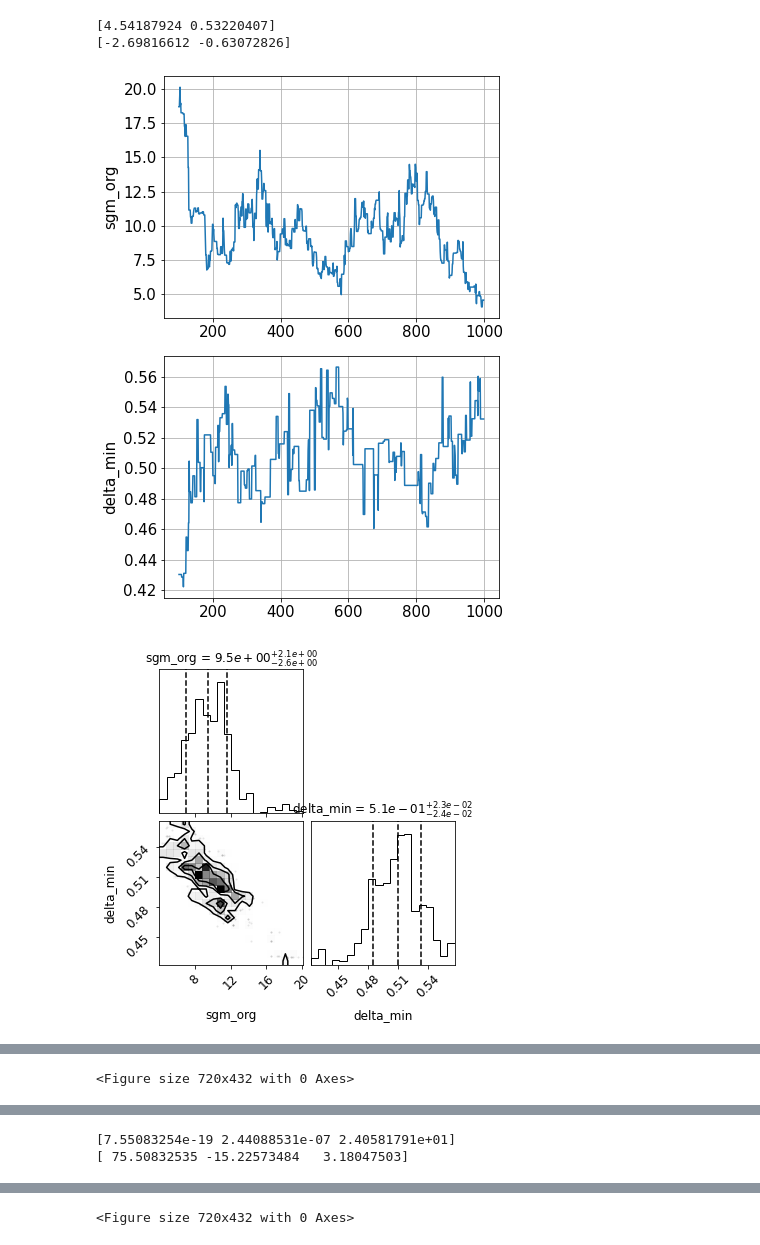
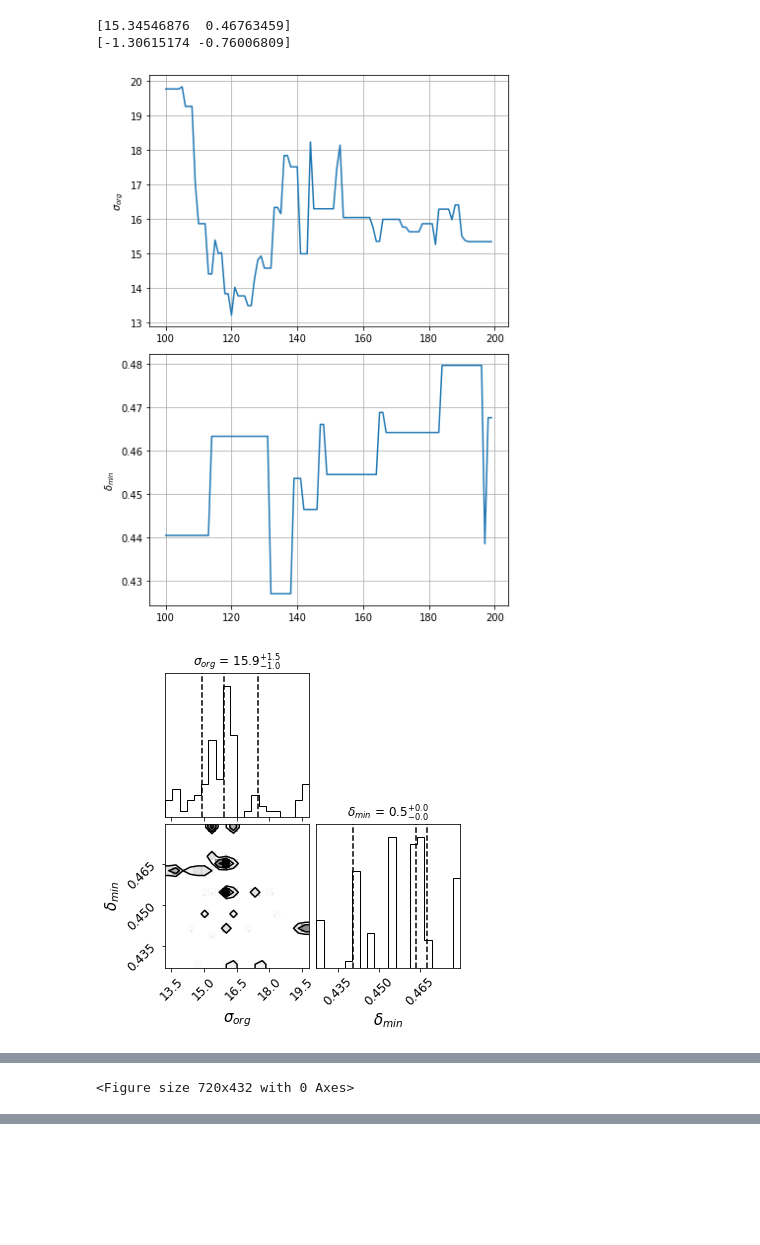
Before and after one commit to claresinger/PySDM-examples, a Jupyter notebook: PySDM_examples/Singer_Ward/mcmc_specific.ipynb, the cells around one changed output, grey strips where cells are left out. Drawn from its saved outputs; the diff is of its cells as text; code cells hidden in the pictures; blank space fills up the shorter version.

```diff
--- a/PySDM_examples/Singer_Ward/mcmc_specific.ipynb
+++ b/PySDM_examples/Singer_Ward/mcmc_specific.ipynb
@@ -1,15 +1,18 @@
 # %%
 from importlib import reload
 import mcmc_generic
 reload(mcmc_generic)
 from mcmc_generic import mcmc_generic
 
-N = 1000
-mcmc_generic(filename="bcary_dark.csv", model="CompressedFilmOvadnevaite", n_steps=N, plot=True)
-mcmc_generic(filename="bcary_dark.csv", model="SzyszkowskiLangmuir", n_steps=N, plot=True)
-mcmc_generic(filename="bcary_dark.csv", model="CompressedFilmRuehl", n_steps=N, plot=True)
+import os
+os.environ["NUMBA_DISABLE_JIT"] = "1"
+
+N = 100
+mcmc_generic(filename="bcary_dark.csv", model="CompressedFilmOvadnevaite", n_steps=N*2, plot=True)
+# mcmc_generic(filename="bcary_dark.csv", model="SzyszkowskiLangmuir", n_steps=N*3, plot=True)
+# mcmc_generic(filename="bcary_dark.csv", model="CompressedFilmRuehl", n_steps=N*4, plot=True)
 # %% [output]
-[4.54187924 0.53220407]
-[-2.69816612 -0.63072826]
+[15.34546876  0.46763459]
+[-1.30615174 -0.76006809]
-[figure, old version]
+[figure, new version]
-[figure, old version]
+[figure, new version]
@@ -19,2 +21,0 @@ mcmc_generic(filename="bcary_dark.csv", model="CompressedFilmRuehl", n_steps=N,
-[7.55083254e-19 2.44088531e-07 2.40581791e+01]
-[ 75.50832535 -15.22573484   3.18047503]
@@ -24 +21,0 @@ mcmc_generic(filename="bcary_dark.csv", model="CompressedFilmRuehl", n_steps=N,
-<Figure size 720x432 with 0 Axes>
```
Also changed, not shown: parts of 1 cell of this notebook, 5 other files.
